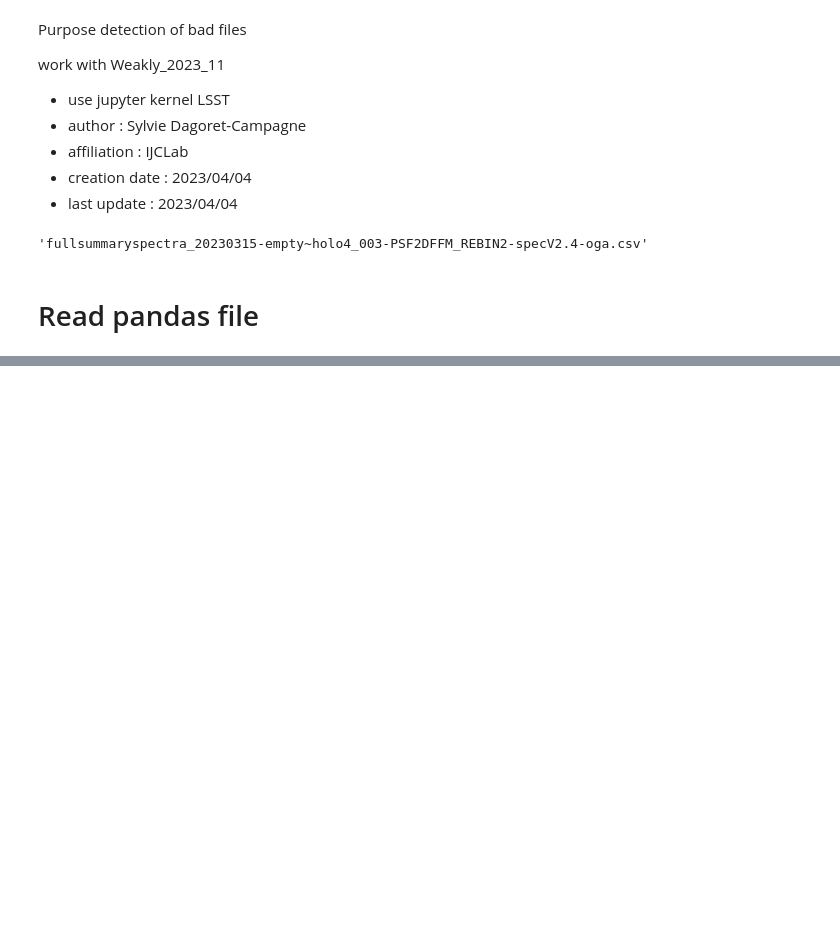
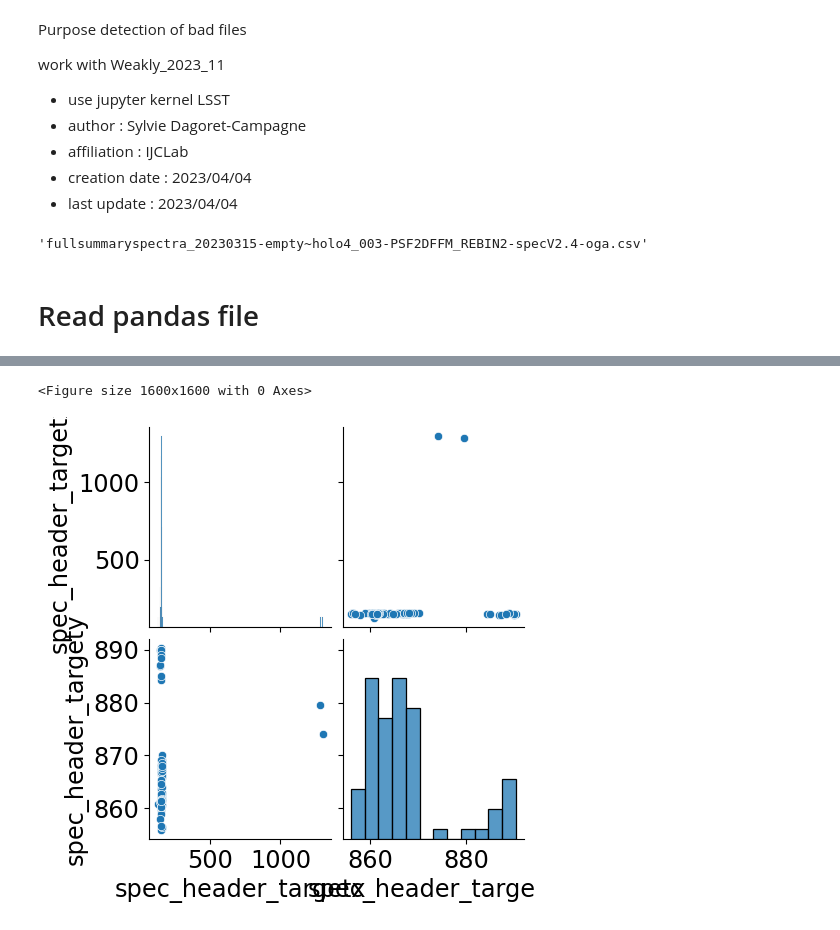
Before and after one commit to sylvielsstfr/AuxTelComm, a Jupyter notebook: notebooks_usdf/ExtractManySpectra/2023-04/AnaPandasFiles.ipynb, the cells around one changed output, grey strips where cells are left out. Cells and saved outputs as stored; diff of their text form; code cells hidden in the pictures; blank space fills up the shorter version.

```diff
--- a/notebooks_usdf/ExtractManySpectra/2023-04/AnaPandasFiles.ipynb
+++ b/notebooks_usdf/ExtractManySpectra/2023-04/AnaPandasFiles.ipynb
@@ -105,0 +158,7 @@ df
+# %%
+plt.figure(figsize=(16,16))
+sns.pairplot(df_cut2)
+plt.show()
+# %% [output]
+<Figure size 1600x1600 with 0 Axes>
+[figure, added]
```
Also changed, not shown: parts of 12 cells of this notebook.
